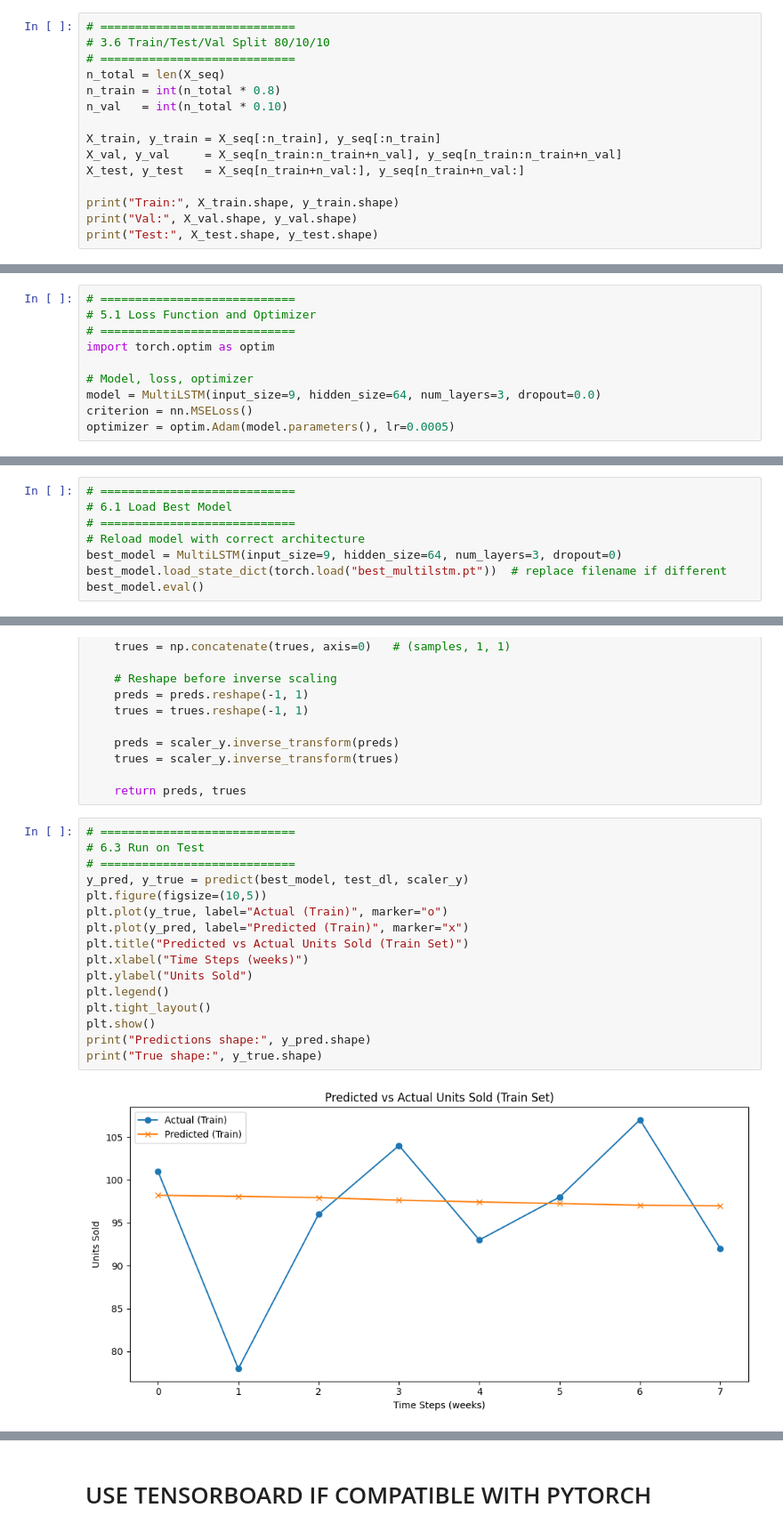
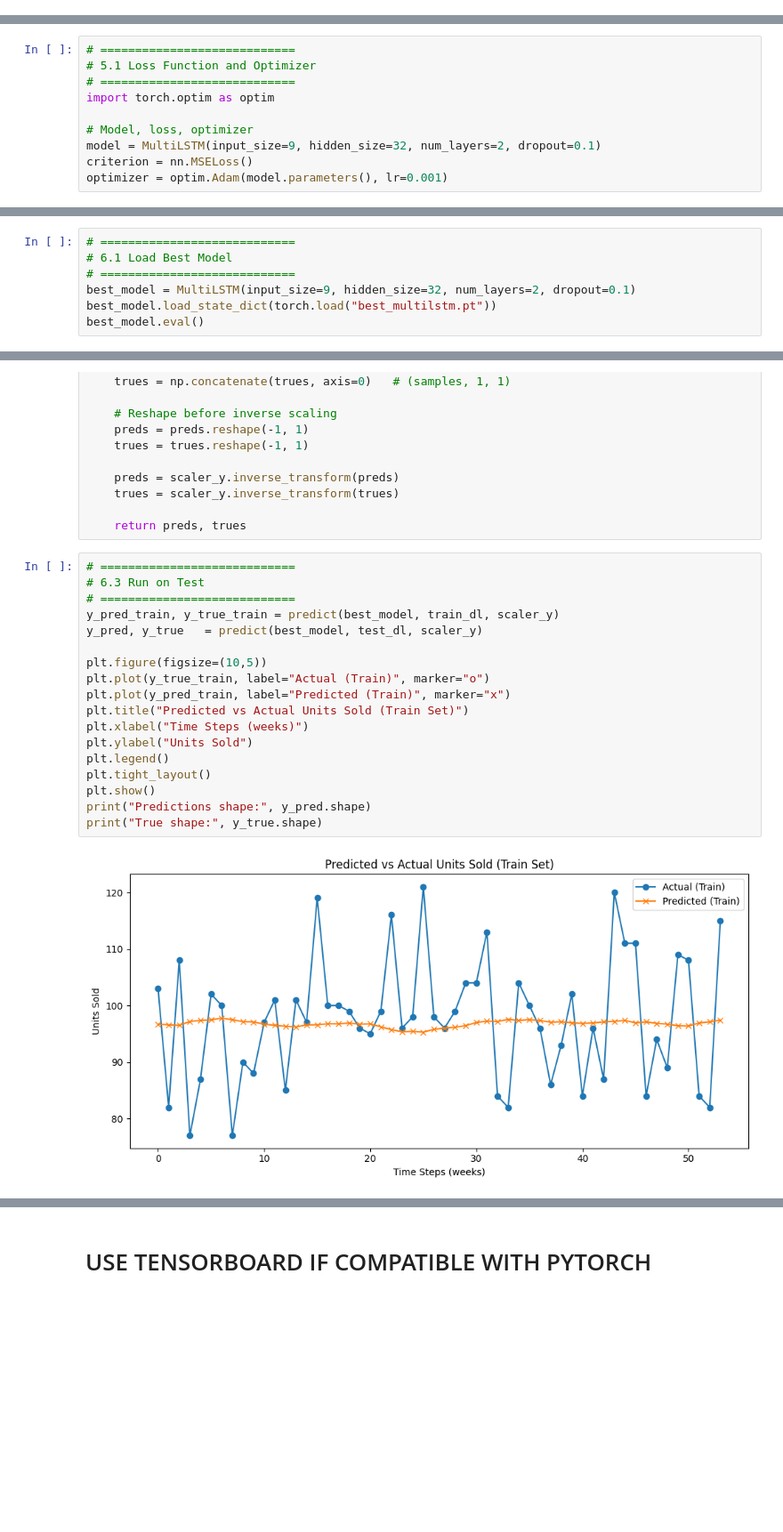
Before and after one commit to sanjaydinesh19/lstm-footwear-analysis, a Jupyter notebook: LSTM_Pipeline.ipynb, the cells around one changed output, grey strips where cells are left out. Shown at 89% size. Saved outputs shown, nothing was run; the diff lists cells and outputs as text; blank space fills up the shorter version.

```diff
--- a/LSTM_Pipeline.ipynb
+++ b/LSTM_Pipeline.ipynb
@@ -388,15 +388,0 @@ y_seq shape: (68, 1, 1)
-# %%
-# ============================
-# 3.6 Train/Test/Val Split 80/10/10
-# ============================
-n_total = len(X_seq)
-n_train = int(n_total * 0.8)
-n_val   = int(n_total * 0.10)
-
-X_train, y_train = X_seq[:n_train], y_seq[:n_train]
-X_val, y_val     = X_seq[n_train:n_train+n_val], y_seq[n_train:n_train+n_val]
-X_test, y_test   = X_seq[n_train+n_val:], y_seq[n_train+n_val:]
-
-print("Train:", X_train.shape, y_train.shape)
-print("Val:", X_val.shape, y_val.shape)
-print("Test:", X_test.shape, y_test.shape)
@@ -506,9 +488,9 @@ MultiLSTM(
 import torch.optim as optim
 
 # Model, loss, optimizer
-model = MultiLSTM(input_size=9, hidden_size=64, num_layers=3, dropout=0.0)
+model = MultiLSTM(input_size=9, hidden_size=32, num_layers=2, dropout=0.1)
 criterion = nn.MSELoss()
-optimizer = optim.Adam(model.parameters(), lr=0.0005)
+optimizer = optim.Adam(model.parameters(), lr=0.001)
 # %%
 # ============================
 # 5.2 Training Function
@@ -604,9 +586,8 @@ plt.show()
 # ============================
 # 6.1 Load Best Model
 # ============================
-# Reload model with correct architecture
-best_model = MultiLSTM(input_size=9, hidden_size=64, num_layers=3, dropout=0)
-best_model.load_state_dict(torch.load("best_multilstm.pt"))  # replace filename if different
+best_model = MultiLSTM(input_size=9, hidden_size=32, num_layers=2, dropout=0.1)
+best_model.load_state_dict(torch.load("best_multilstm.pt"))
 best_model.eval()
 # %% [output]
 MultiLSTM(
@@ -640,21 +621,23 @@ def predict(model, data_loader, scaler_y):
 # %%
 # ============================
 # 6.3 Run on Test
 # ============================
-y_pred, y_true = predict(best_model, test_dl, scaler_y)
+y_pred_train, y_true_train = predict(best_model, train_dl, scaler_y)
+y_pred, y_true   = predict(best_model, test_dl, scaler_y)
+
 plt.figure(figsize=(10,5))
-plt.plot(y_true, label="Actual (Train)", marker="o")
-plt.plot(y_pred, label="Predicted (Train)", marker="x")
+plt.plot(y_true_train, label="Actual (Train)", marker="o")
+plt.plot(y_pred_train, label="Predicted (Train)", marker="x")
 plt.title("Predicted vs Actual Units Sold (Train Set)")
 plt.xlabel("Time Steps (weeks)")
 plt.ylabel("Units Sold")
 plt.legend()
 plt.tight_layout()
 plt.show()
 print("Predictions shape:", y_pred.shape)
 print("True shape:", y_true.shape)
 # %% [output]
-[figure, old version]
+[figure, new version]
 Predictions shape: (8, 1)
 True shape: (8, 1)
 # %%
```
Also changed, not shown: parts of 9 cells of this notebook.
